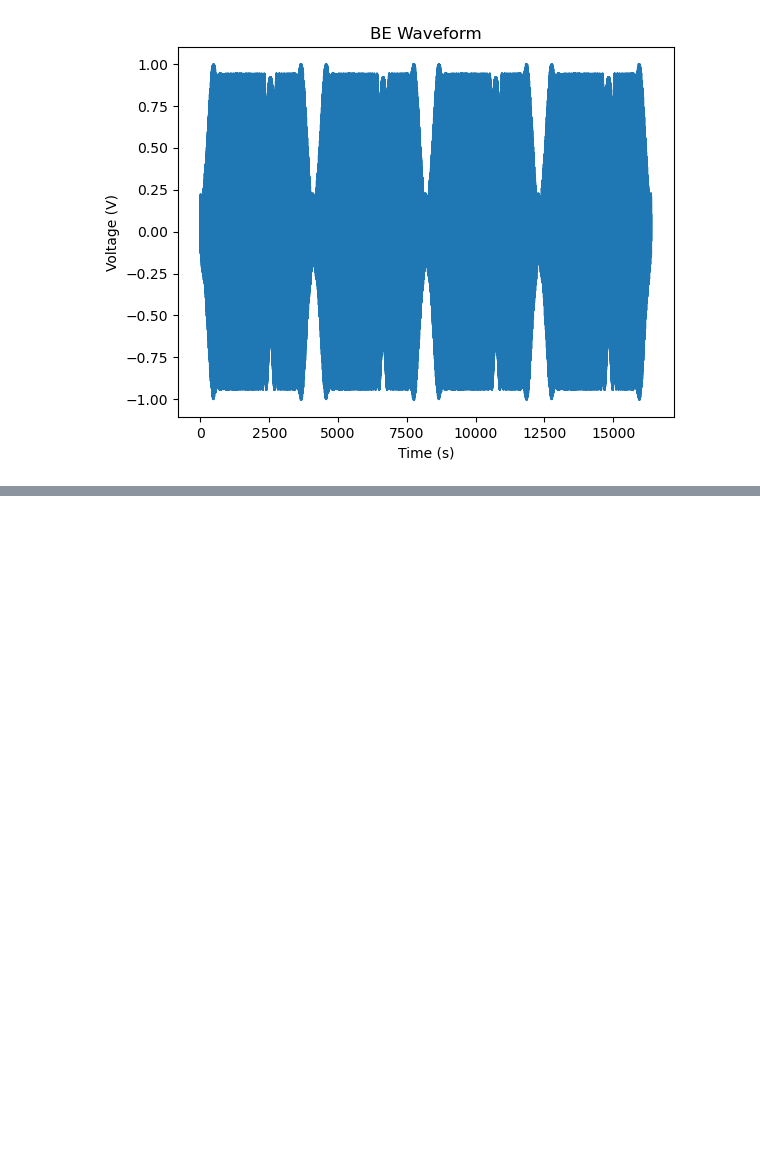
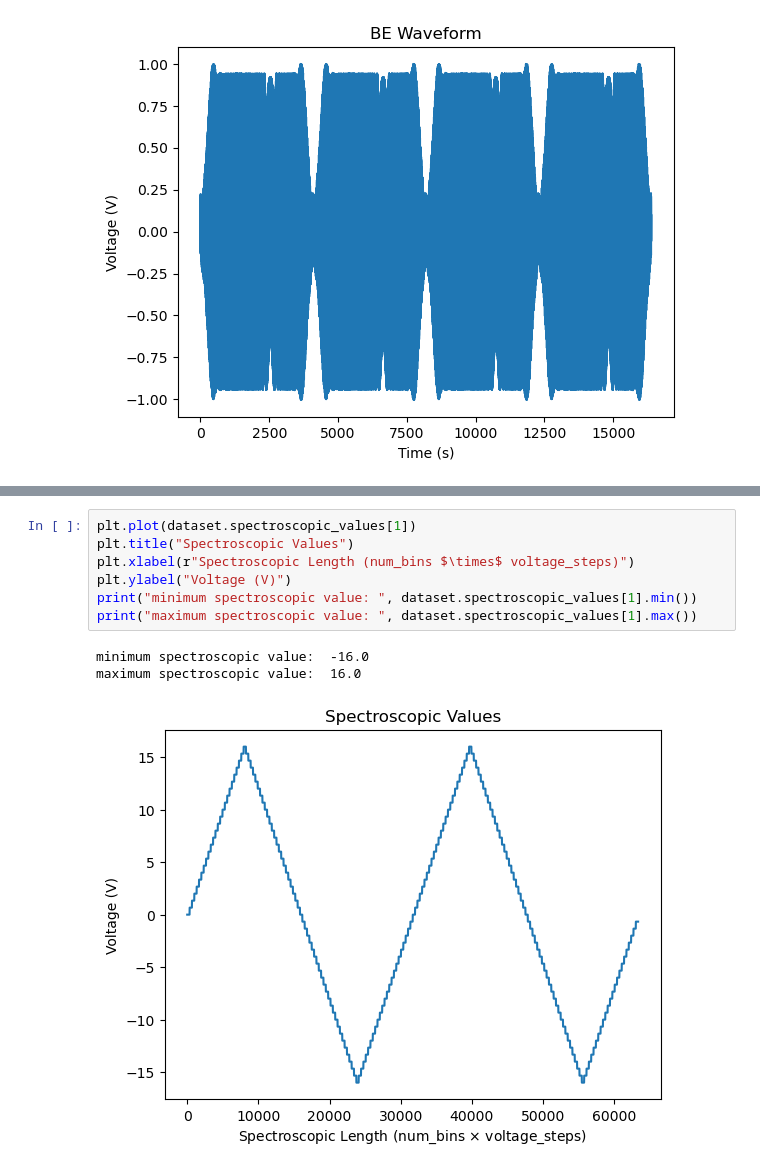
Before and after one commit to m3-learning/BEPiezo-Learn, a Jupyter notebook: src/belearn/dataset/visualization_of_dataset_properties.ipynb, the cells around one changed output, grey strips where cells are left out. Saved outputs shown, nothing was run; the diff lists cells and outputs as text; blank space fills up the shorter version.

Commit message:
edited the visualization of dataset properties notebook

```diff
--- a/src/belearn/dataset/visualization_of_dataset_properties.ipynb
+++ b/src/belearn/dataset/visualization_of_dataset_properties.ipynb
@@ -140,0 +122,11 @@ np.int64(384)
+# %%
+plt.plot(dataset.spectroscopic_values[1])
+plt.title("Spectroscopic Values")
+plt.xlabel(r"Spectroscopic Length (num_bins $\times$ voltage_steps)")
+plt.ylabel("Voltage (V)")
+print("minimum spectroscopic value: ", dataset.spectroscopic_values[1].min())
+print("maximum spectroscopic value: ", dataset.spectroscopic_values[1].max())
+# %% [output]
+minimum spectroscopic value:  -16.0
+maximum spectroscopic value:  16.0
+[figure, added]
```
Also changed, not shown: parts of 24 cells of this notebook.
